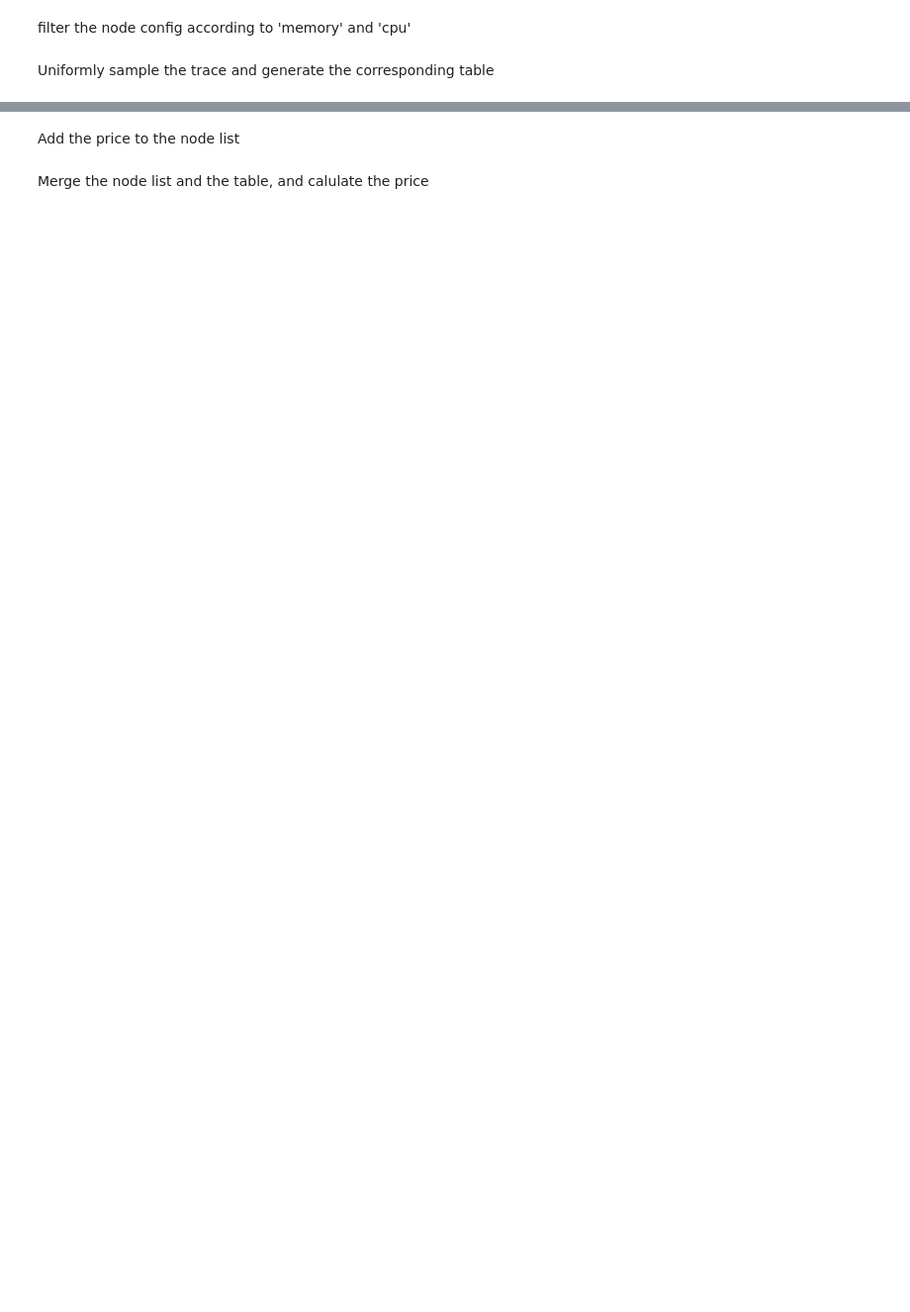
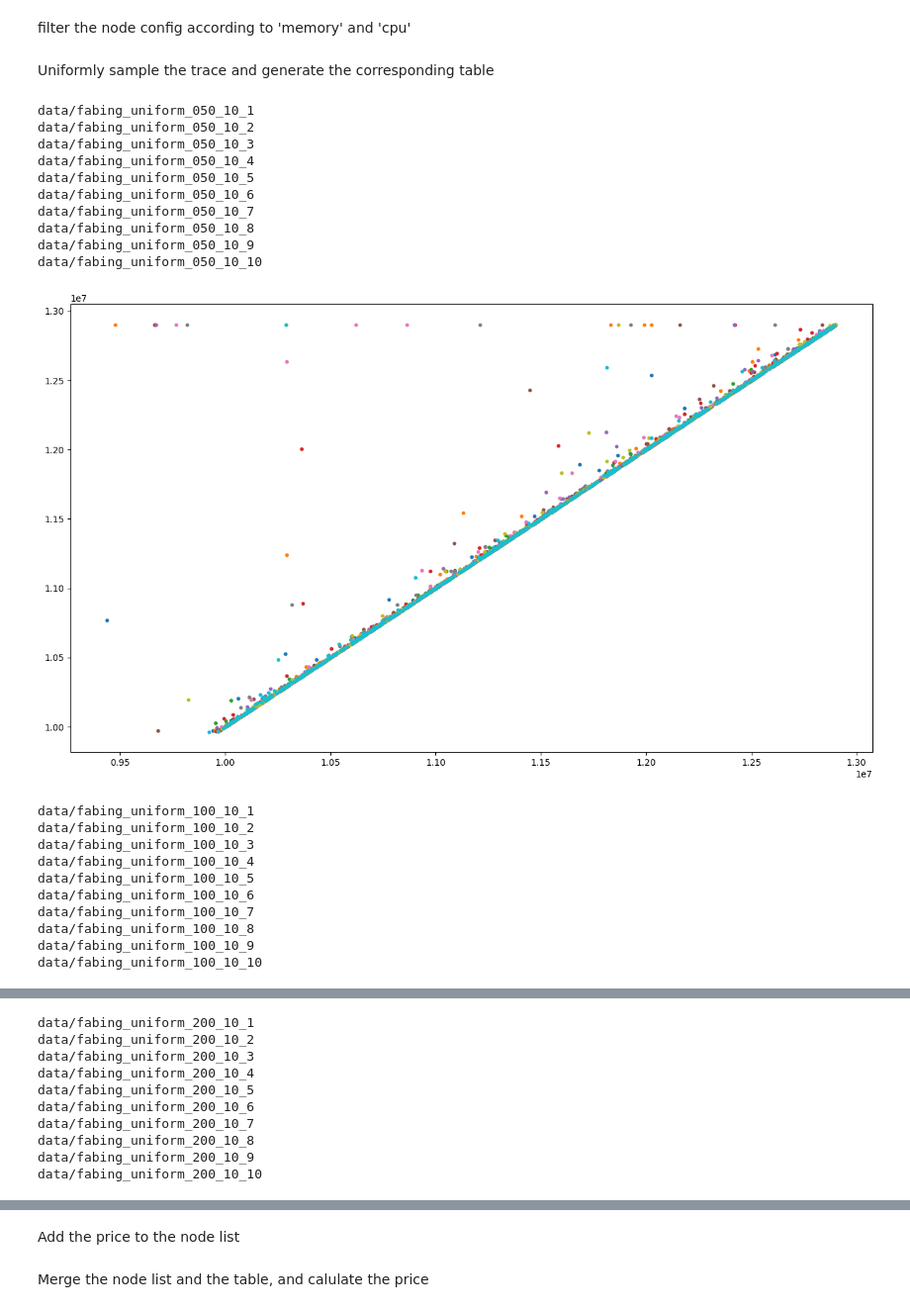
Before and after one commit to grief8/kubernetes-scheduler-simulator, a Jupyter notebook: main.ipynb, the cells around one changed output, grey strips where cells are left out. Shown at 99% size. Saved outputs shown, nothing was run; the diff lists cells and outputs as text; code cells hidden in the pictures; blank space fills up the shorter version.

```diff
--- a/main.ipynb
+++ b/main.ipynb
@@ -18,12 +18,25 @@ for num in nums:
     # running_df = running_df[running_df['qos'] == 'LS']
     running_df = running_df[running_df['num_gpu'] == 0]
 
+    # Prepend '16' to 'creation_time' and 'deletion_time'
+    # running_df['creation_time'] = running_df['creation_time'].apply(lambda x: '16' + str(x))
+    # running_df['deletion_time'] = running_df['deletion_time'].apply(lambda x: '16' + str(x))
+    # # running_df['scheduled_time'] = running_df['scheduled_time'].apply(lambda x: '16' + str(x))
+    # # Convert 'creation_time' and 'deletion_time' to datetime
+    # running_df['creation_time'] = pd.to_datetime(running_df['creation_time'], unit='s')
+    # running_df['deletion_time'] = pd.to_datetime(running_df['deletion_time'], unit='s')
+    # # running_df['scheduled_time'] = pd.to_datetime(running_df['scheduled_time'], unit='s')
+
+    # # Convert datetime to RFC3339 format
+    # running_df['creation_time'] = running_df['creation_time'].dt.strftime('%Y-%m-%dT%H:%M:%SZ')
+    # running_df['deletion_time'] = running_df['deletion_time'].dt.strftime('%Y-%m-%dT%H:%M:%SZ')
+    # running_df['scheduled_time'] = running_df['scheduled_time'].dt.strftime('%Y-%m-%dT%H:%M:%SZ')
     tenants = [1, 2, 3, 5, 10, 15, 20]
     for tenant in tenants:
         # Split the dataframe into parts
         dfs = np.array_split(running_df, tenant)
         # Save each part to a separate CSV file
         for i, df_part in enumerate(dfs, 1):
-            out_file = '/home/fabing/projects/kubernetes-scheduler-simulator/data/csv/fabing_cpu_{}_{}_{}.csv'.format(num, tenant, i)
+            out_file = '/home/fabing/projects/kubernetes-scheduler-simulator/data/origin_csv/fabing_cpu_{}_{}_{}.csv'.format(num, tenant, i)
             print('data/fabing_cpu_{}_{}_{}'.format(num, tenant, i))
             df_part.to_csv(out_file.format(i), index=False)
@@ -132,28 +173,69 @@ print(df)
 Uniformly sample the trace and generate the corresponding table
 # %%
 import pandas as pd
+import matplotlib.pyplot as plt
 
 
 nums = ['050', '100', '200', '250', '300']
 for num in nums:
     path = '/home/fabing/projects/kubernetes-scheduler-simulator/data/csv/openb_pod_list_cpu' + num + '.csv'
     df = pd.read_csv(path)
     df['num_gpu'] = 0
     df['gpu_milli'] = 0
     df['gpu_spec'] = ''
     running_df = df
-    # Filter the dataframe
-    # running_df = df[df['pod_phase'] == 'Running']
-    # running_df = running_df[running_df['qos'] == 'LS']
-    # running_df = running_df[running_df['num_gpu'] == 0]
+    # # Filter the dataframe
+    # # running_df = df[df['pod_phase'] == 'Running']
+    # # running_df = running_df[running_df['qos'] == 'LS']
+    # # running_df = running_df[running_df['num_gpu'] == 0]
+    # # Prepend '16' to 'creation_time' and 'deletion_time'
+    # running_df['creation_time'] = running_df['creation_time'].apply(lambda x: '16' + str(x))
+    # running_df['deletion_time'] = running_df['deletion_time'].apply(lambda x: '16' + str(x))
+    # # running_df['scheduled_time'] = running_df['scheduled_time'].apply(lambda x: '16' + str(x))
+    # # Convert 'creation_time' and 'deletion_time' to datetime
+    # running_df['creation_time'] = pd.to_datetime(running_df['creation_time'], unit='s')
+    # running_df['deletion_time'] = pd.to_datetime(running_df['deletion_time'], unit='s')
+    # # running_df['scheduled_time'] = pd.to_datetime(running_df['scheduled_time'], unit='s')
+
+    # # Convert datetime to RFC3339 format
+    # running_df['creation_time'] = running_df['creation_time'].dt.strftime('%Y-%m-%dT%H:%M:%SZ')
+    # running_df['deletion_time'] = running_df['deletion_time'].dt.strftime('%Y-%m-%dT%H:%M:%SZ')
+    # running_df['scheduled_time'] = running_df['scheduled_time'].dt.strftime('%Y-%m-%dT%H:%M:%SZ')
 
     tenants = [1, 2, 3, 5, 10, 15, 20]
+    tenants = [10]
+    plt.figure(figsize=(16, 9))
     for tenant in tenants:
         # Split the dataframe into parts
         dfs = [df.iloc[i::tenant].reset_index(drop=True) for i in range(tenant)]
         # Save each part to a separate CSV file
         for i, df_part in enumerate(dfs, 1):
             out_file = '/home/fabing/projects/kubernetes-scheduler-simulator/data/csv/fabing_uniform_{}_{}_{}.csv'.format(num, tenant, i)
             print('data/fabing_uniform_{}_{}_{}'.format(num, tenant, i))
-            df_part.to_csv(out_file.format(i), index=False)
+            df_part = df_part[df_part['creation_time'] > 9e6]
+            plt.scatter(x=df_part['creation_time'], y=df_part['deletion_time'], s=10)
+            # df_part.to_csv(out_file.format(i), index=False)
             # print(df_part.head(2))
+    plt.show()
+# %% [output]
+data/fabing_uniform_050_10_1
+data/fabing_uniform_050_10_2
+data/fabing_uniform_050_10_3
+data/fabing_uniform_050_10_4
+data/fabing_uniform_050_10_5
+data/fabing_uniform_050_10_6
+data/fabing_uniform_050_10_7
+data/fabing_uniform_050_10_8
+data/fabing_uniform_050_10_9
+data/fabing_uniform_050_10_10
+[figure, added]
+data/fabing_uniform_100_10_1
+data/fabing_uniform_100_10_2
+data/fabing_uniform_100_10_3
+data/fabing_uniform_100_10_4
+data/fabing_uniform_100_10_5
+data/fabing_uniform_100_10_6
+data/fabing_uniform_100_10_7
+data/fabing_uniform_100_10_8
+data/fabing_uniform_100_10_9
+data/fabing_uniform_100_10_10
@@ -159,0 +243,10 @@ for num in nums:
+data/fabing_uniform_200_10_1
+data/fabing_uniform_200_10_2
+data/fabing_uniform_200_10_3
+data/fabing_uniform_200_10_4
+data/fabing_uniform_200_10_5
+data/fabing_uniform_200_10_6
+data/fabing_uniform_200_10_7
+data/fabing_uniform_200_10_8
+data/fabing_uniform_200_10_9
+data/fabing_uniform_200_10_10
```
Also changed, not shown: parts of 17 cells of this notebook.
